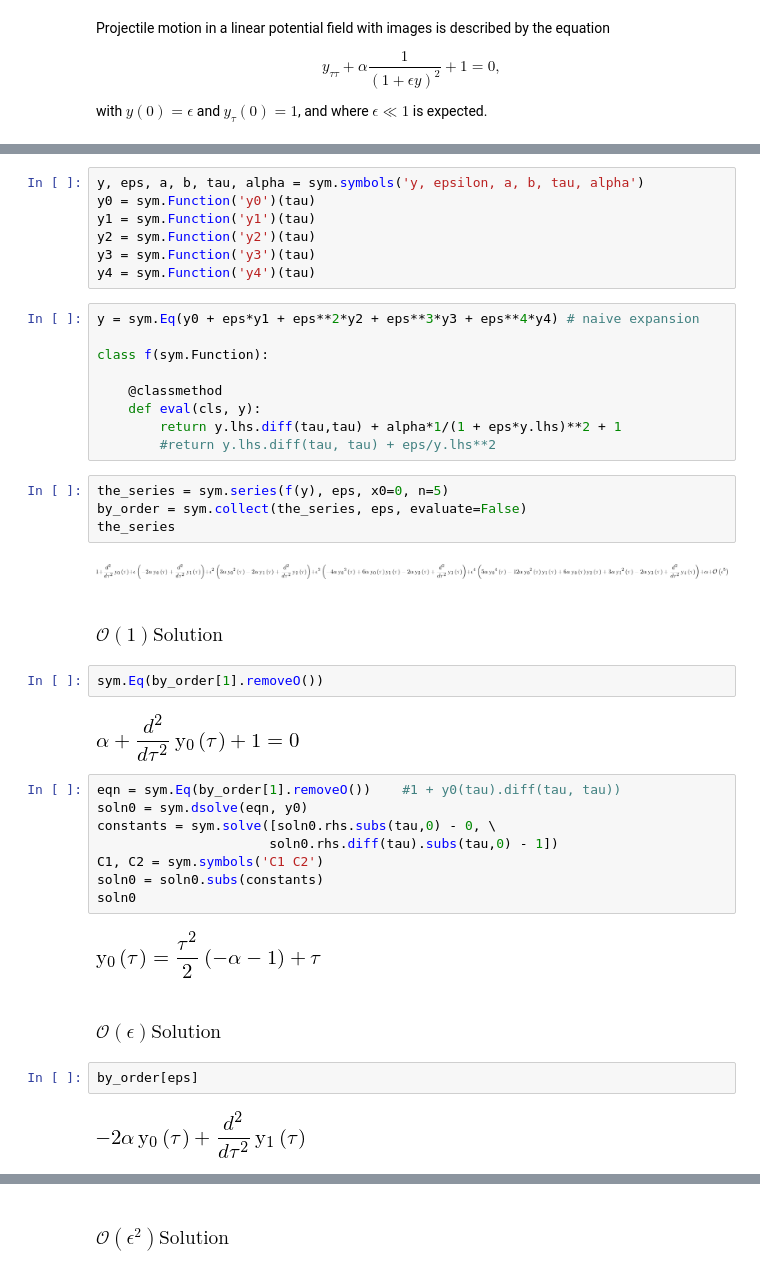
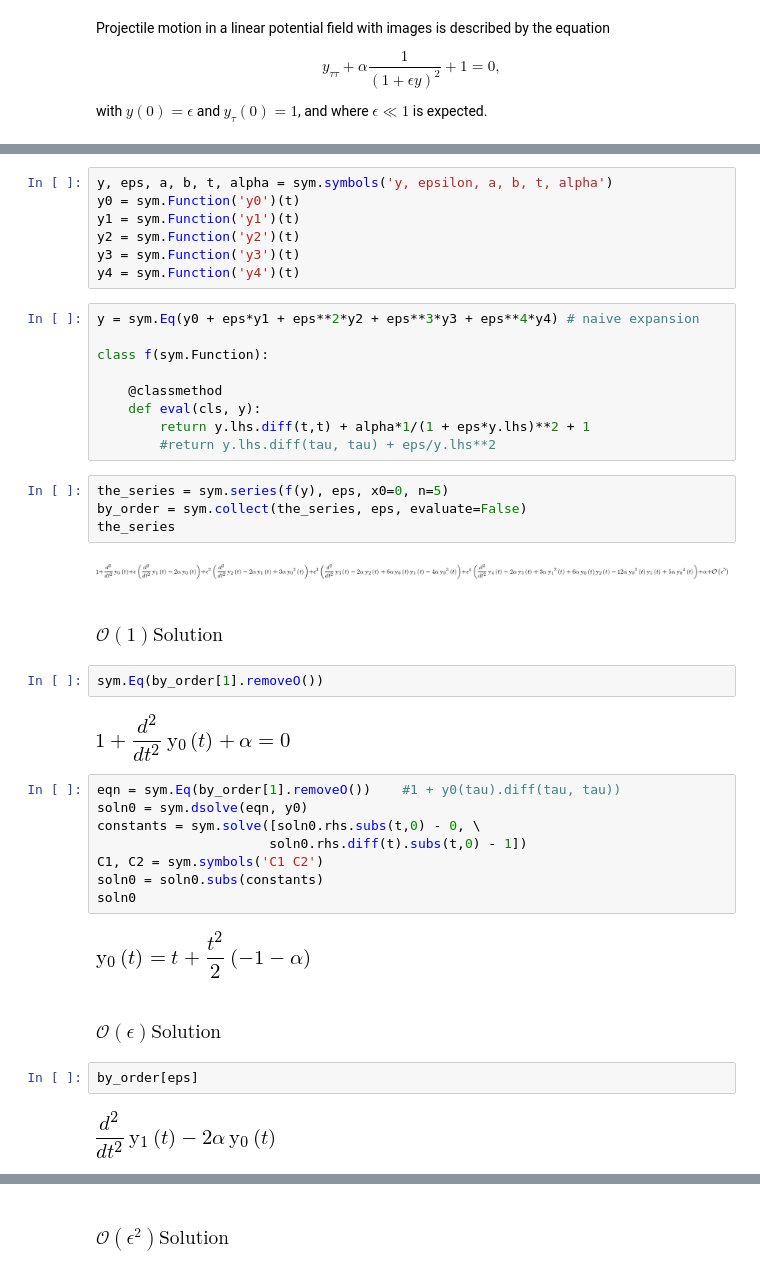
Before and after one commit to 7deeptide/Droplet_electro-bounce, a Jupyter notebook: src/asymptotic-short.ipynb, the cells around one changed output, grey strips where cells are left out. Cells and saved outputs as stored; diff of their text form.

Commit message:
added additional figures, and theory

```diff
--- a/src/asymptotic-short.ipynb
+++ b/src/asymptotic-short.ipynb
@@ -13,10 +13,10 @@ init_printing()
 # %%
-y, eps, a, b, tau, alpha = sym.symbols('y, epsilon, a, b, tau, alpha')
-y0 = sym.Function('y0')(tau)
-y1 = sym.Function('y1')(tau)
-y2 = sym.Function('y2')(tau)
-y3 = sym.Function('y3')(tau)
-y4 = sym.Function('y4')(tau)
+y, eps, a, b, t, alpha = sym.symbols('y, epsilon, a, b, t, alpha')
+y0 = sym.Function('y0')(t)
+y1 = sym.Function('y1')(t)
+y2 = sym.Function('y2')(t)
+y3 = sym.Function('y3')(t)
+y4 = sym.Function('y4')(t)
 # %%
 y = sym.Eq(y0 + eps*y1 + eps**2*y2 + eps**3*y3 + eps**4*y4) # naive expansion
 
@@ -24,36 +24,36 @@ class f(sym.Function):
 
     @classmethod
     def eval(cls, y):
-        return y.lhs.diff(tau,tau) + alpha*1/(1 + eps*y.lhs)**2 + 1
+        return y.lhs.diff(t,t) + alpha*1/(1 + eps*y.lhs)**2 + 1
         #return y.lhs.diff(tau, tau) + eps/y.lhs**2
 # %%
 the_series = sym.series(f(y), eps, x0=0, n=5)
 by_order = sym.collect(the_series, eps, evaluate=False)
 the_series
 # %% [output]
-[figure, old version]
+[figure, new version]
 # %% [markdown]
 ### $\mathcal{O} \left( 1 \right) \mbox{Solution}$
 # %%
 sym.Eq(by_order[1].removeO())
 # %% [output]
-[figure, old version]
+[figure, new version]
 # %%
 eqn = sym.Eq(by_order[1].removeO())    #1 + y0(tau).diff(tau, tau))
 soln0 = sym.dsolve(eqn, y0)
-constants = sym.solve([soln0.rhs.subs(tau,0) - 0, \
-                      soln0.rhs.diff(tau).subs(tau,0) - 1])
+constants = sym.solve([soln0.rhs.subs(t,0) - 0, \
+                      soln0.rhs.diff(t).subs(t,0) - 1])
 C1, C2 = sym.symbols('C1 C2')
 soln0 = soln0.subs(constants)
 soln0
 # %% [output]
-[figure, old version]
+[figure, new version]
 # %% [markdown]
 ### $\mathcal{O} \left( \epsilon \right) \mbox{Solution}$
 # %%
 by_order[eps]
 # %% [output]
-[figure, old version]
+[figure, new version]
 # %%
 try:
     eqn = sym.Eq(by_order[eps].replace(y0, soln0.rhs))
```
Also changed, not shown: parts of 13 cells of this notebook, 21 other files.
